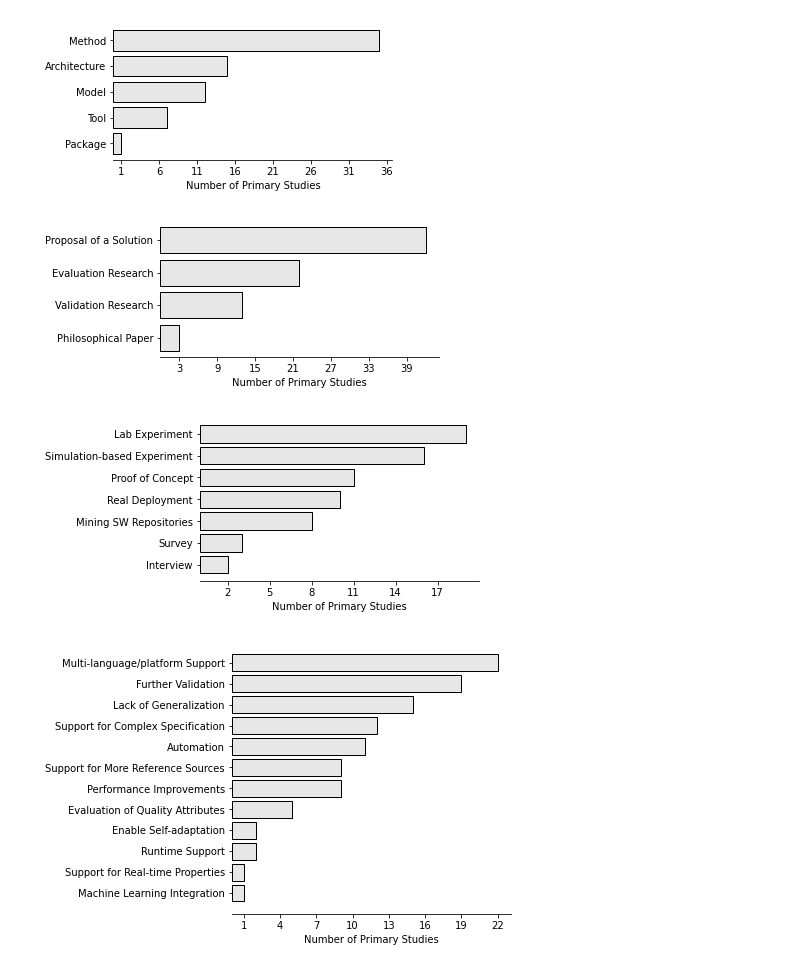
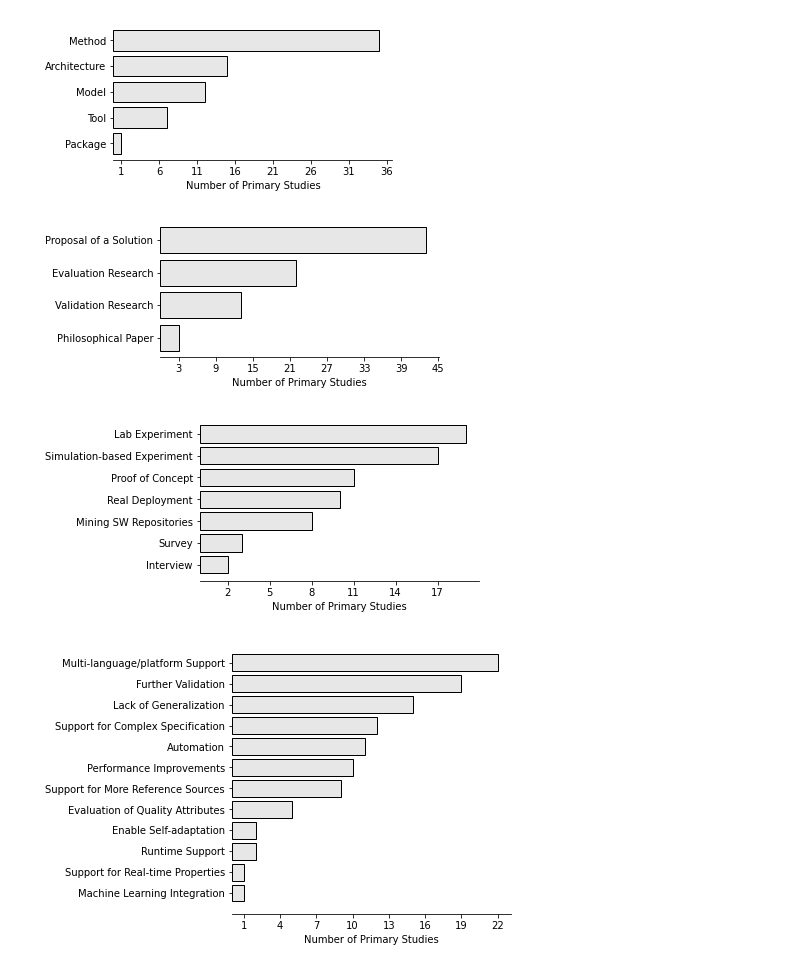
Before and after one commit to S2-group/SLR-2021, a Jupyter notebook: data_analysis/new_graphs_v2.ipynb, the cells around one changed output. Cells and saved outputs as stored; diff of their text form; code cells hidden in the pictures.

```diff
--- a/data_analysis/new_graphs_v2.ipynb
+++ b/data_analysis/new_graphs_v2.ipynb
@@ -160,35 +160,35 @@ plt.show()
 # Research Strategy
 ticker.StrMethodFormatter("{x:.0f}")
 
 y_axis = ['Proposal of a Solution', 'Evaluation Research', 'Validation Research', 'Philosophical Paper']
-x_axis = [42,22,13,3]
+x_axis = [43,22,13,3]
 
 # plotting a line plot after changing it's width and height
 f = plt.figure()
 f.set_figwidth(5)
 f.set_figheight(2.5)
 
 plt.barh(y_axis,x_axis,color=(0.1, 0.1, 0.1, 0.1),  edgecolor='black')
 #plt.plot(x, y)
 plt.xlabel('Number of Primary Studies')
 plt.gca().invert_yaxis();
 plt.gca().spines['top'].set_visible(False)
 plt.gca().spines['right'].set_visible(False)
 plt.gca().spines['left'].set_visible(False)
 
 
 locator = ticker.MultipleLocator(2)
 plt.gca().xaxis.set_major_locator(locator)
 formatter = ticker.StrMethodFormatter("{x:.0f}")
 plt.gca().xaxis.set_major_formatter(formatter)
 
 plt.gca().xaxis.set_ticks(np.arange(min(x_axis), max(x_axis)+3, 6.0))
 
 plt.savefig('figures/research_strategy.pdf', bbox_inches='tight', pad_inches = 0)
 
 plt.show()
 # %% [output]
-[figure, old version]
+[figure, new version]
 # %%
 # Research Method
 ticker.StrMethodFormatter("{x:.0f}")
@@ -196,7 +196,7 @@ ticker.StrMethodFormatter("{x:.0f}")
 y_axis = ['Lab Experiment', 'Simulation-based Experiment',
           'Proof of Concept', 'Real Deployment',
           'Mining SW Repositories',  'Survey', 'Interview']
-x_axis = [19,16,11,10,8,3,2]
+x_axis = [19,17,11,10,8,3,2]
 
 # plotting a line plot after changing it's width and height
 f = plt.figure()
@@ -224,7 +224,7 @@ plt.savefig('figures/research_method.pdf', bbox_inches='tight', pad_inches = 0)
 
 plt.show()
 # %% [output]
-[figure, old version]
+[figure, new version]
 # %%
 # Future Challenges
 ticker.StrMethodFormatter("{x:.0f}")
@@ -232,11 +232,12 @@ ticker.StrMethodFormatter("{x:.0f}")
 y_axis = ['Multi-language/platform Support', 'Further Validation',
           'Lack of Generalization',
           'Support for Complex Specification', 'Automation',
+          'Performance Improvements',
           'Support for More Reference Sources',
-          'Performance Improvements', 'Evaluation of Quality Attributes',
+           'Evaluation of Quality Attributes',
            'Enable Self-adaptation', 'Runtime Support',
           'Support for Real-time Properties', 'Machine Learning Integration' ]
-x_axis = [22,19,15,12,11,9,9,5,2,2,1,1]
+x_axis = [22,19,15,12,11,10,9,5,2,2,1,1]
 
 # plotting a line plot after changing it's width and height
 f = plt.figure()
@@ -263,7 +264,7 @@ plt.savefig('figures/future_challenges.pdf', bbox_inches='tight', pad_inches = 0
 
 plt.show()
 # %% [output]
-[figure, old version]
+[figure, new version]
 # %%
 # Robotic Platform
 ticker.StrMethodFormatter("{x:.0f}")
```
Also changed, not shown: parts of 8 cells of this notebook, 5 other files.
